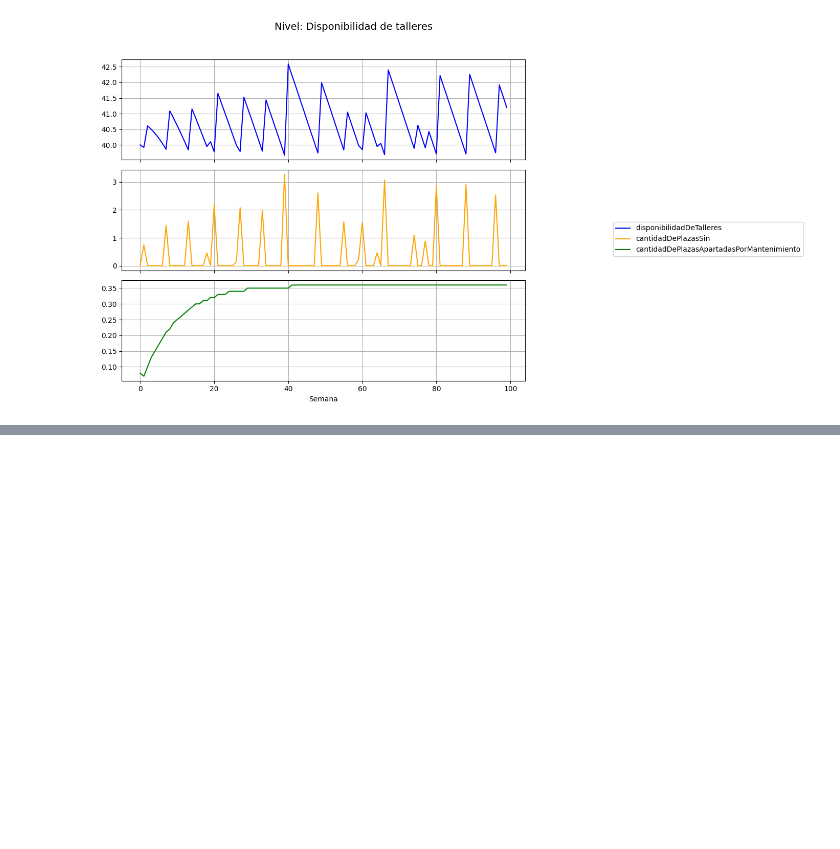
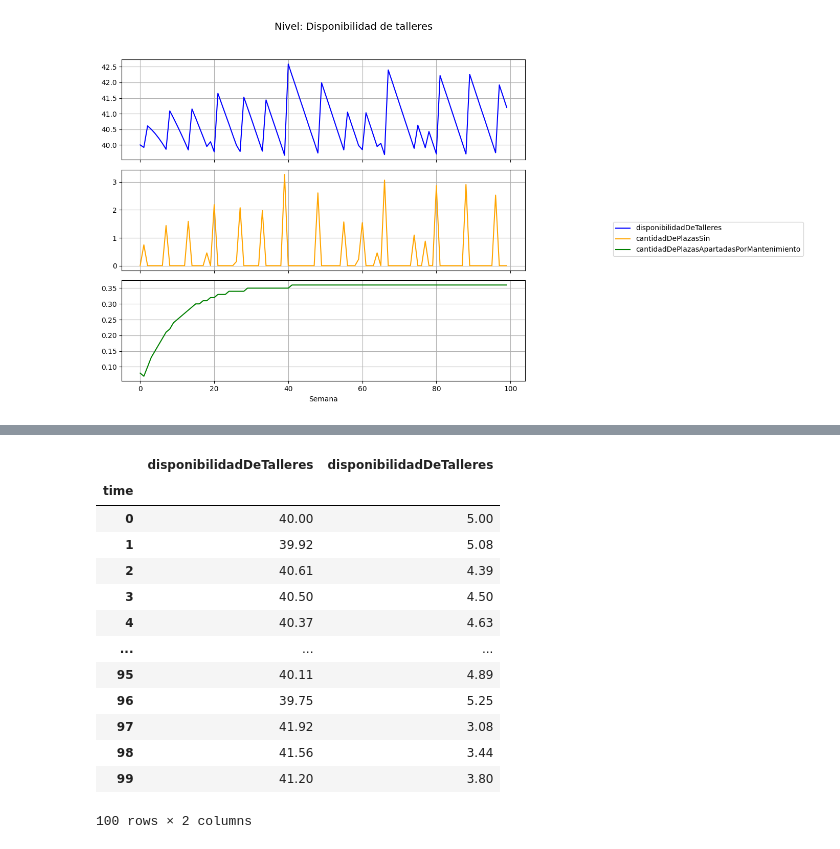
Before and after one commit to SantiagoC21/Taller-de-DS, a Jupyter notebook: Sistema de transporte/pydata.ipynb, the cells around one changed output, grey strips where cells are left out. Drawn from its saved outputs; the diff is of its cells as text; code cells hidden in the pictures; blank space fills up the shorter version.

```diff
--- a/Sistema de transporte/pydata.ipynb
+++ b/Sistema de transporte/pydata.ipynb
@@ -314,3 +314,11 @@ plt.tight_layout(rect=[0, 0.03, 0.85, 0.95])
 plt.show()
 # %% [output]
 [figure]
+# %%
+disp_talleres = [['Disponibilidad de Talleres']]
+disp_talleres = df['disponibilidadDeTalleres']
+disp_talleres.index.name = 'time'
+objetivo_disp_talleres = 45
+discrepancia_disp_talleres = objetivo_disp_talleres - disp_talleres
+discrepancia_disp_talleres.index.name = 'time'
+disp_talleres
@@ -316,0 +355,19 @@ plt.show()
+# %%
+disponibilidad_tall = pd.concat([disp_talleres,discrepancia_disp_talleres], axis = 1)
+# %%
+disponibilidad_tall
+# %% [output]
+|  | disponibilidadDeTalleres | disponibilidadDeTalleres |
+| time |  |  |
+| 0 | 40.00 | 5.00 |
+| 1 | 39.92 | 5.08 |
+| 2 | 40.61 | 4.39 |
+| 3 | 40.50 | 4.50 |
+| 4 | 40.37 | 4.63 |
+| ... | ... | ... |
+| 95 | 40.11 | 4.89 |
+| 96 | 39.75 | 5.25 |
+| 97 | 41.92 | 3.08 |
+| 98 | 41.56 | 3.44 |
+| 99 | 41.20 | 3.80 |
+100 rows × 2 columns
```
Also changed, not shown: parts of 4 cells of this notebook, 37 other files.
